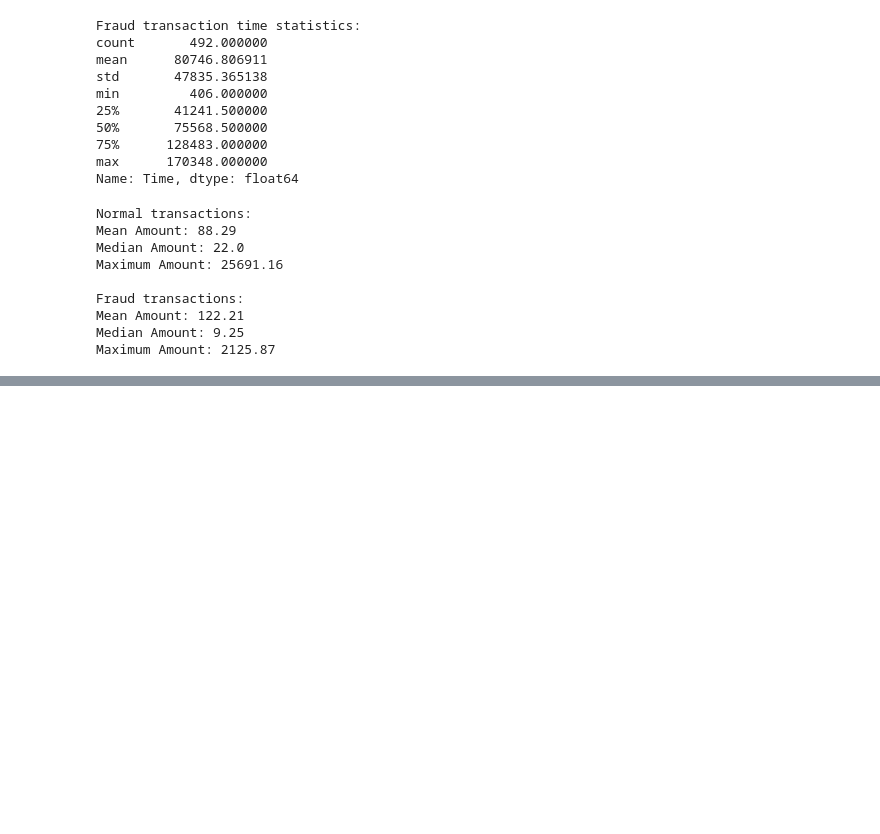
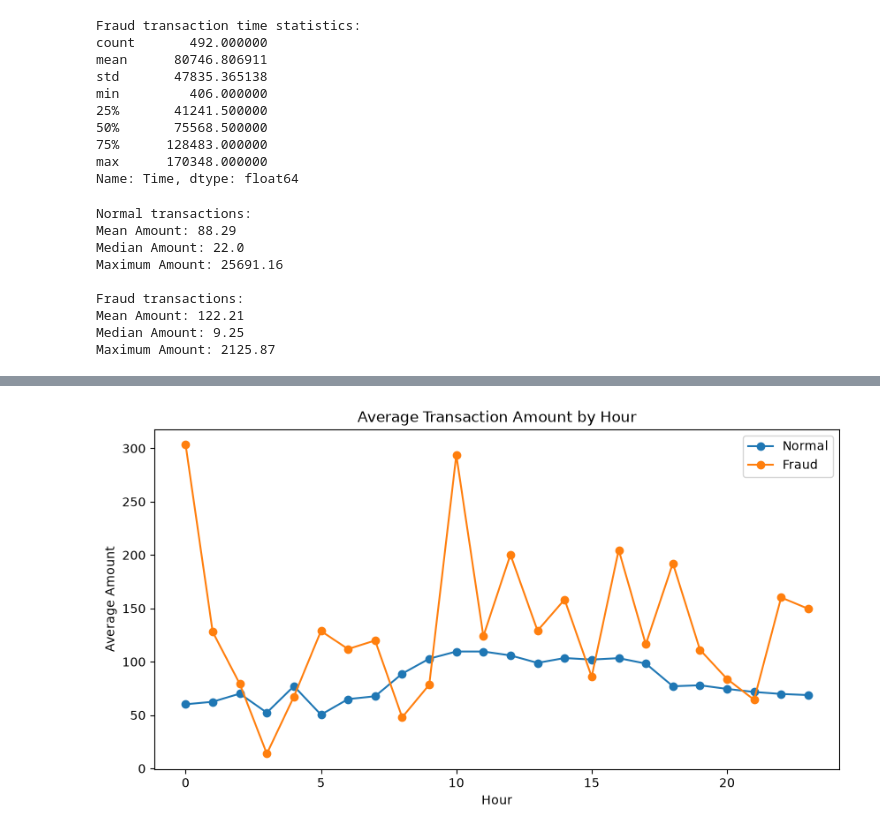
Before and after one commit to 9009594/real-time-financial-fraud-detection, a Jupyter notebook: notebooks/01_data_understanding.ipynb, the cells around one changed output, grey strips where cells are left out. Drawn from its saved outputs; the diff is of its cells as text; code cells hidden in the pictures; blank space fills up the shorter version.

```diff
--- a/notebooks/01_data_understanding.ipynb
+++ b/notebooks/01_data_understanding.ipynb
@@ -335,0 +474,6 @@ Maximum Amount: 2125.87
+# %%
+# Average transaction amount by hour and class
+
+hourly_amount = df.groupby(["Hour", "Class"])["Amount"].mean().unstack()
+
+print(hourly_amount)
@@ -335,0 +498,17 @@ Maximum Amount: 2125.87
+# %%
+# Average transaction amount by hour
+
+hourly_amount.plot(
+    kind="line",
+    figsize=(10, 5),
+    marker="o"
+)
+
+plt.title("Average Transaction Amount by Hour")
+plt.xlabel("Hour")
+plt.ylabel("Average Amount")
+plt.legend(["Normal", "Fraud"])
+
+plt.show()
+# %% [output]
+[figure, added]
```
Also changed, not shown: parts of 8 cells of this notebook.
